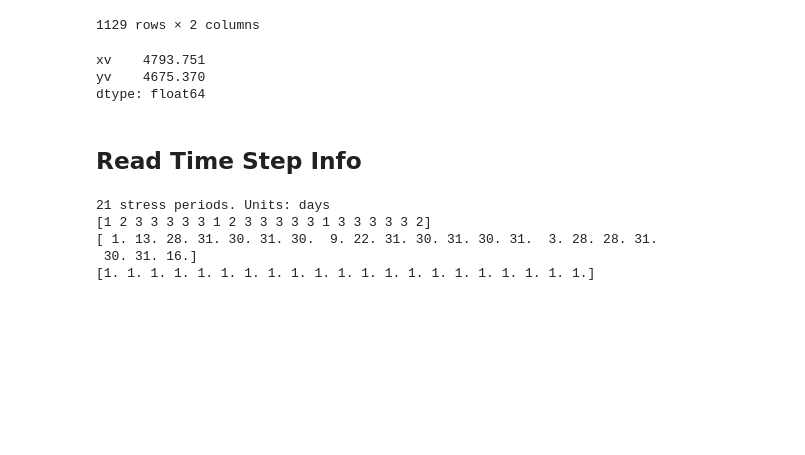
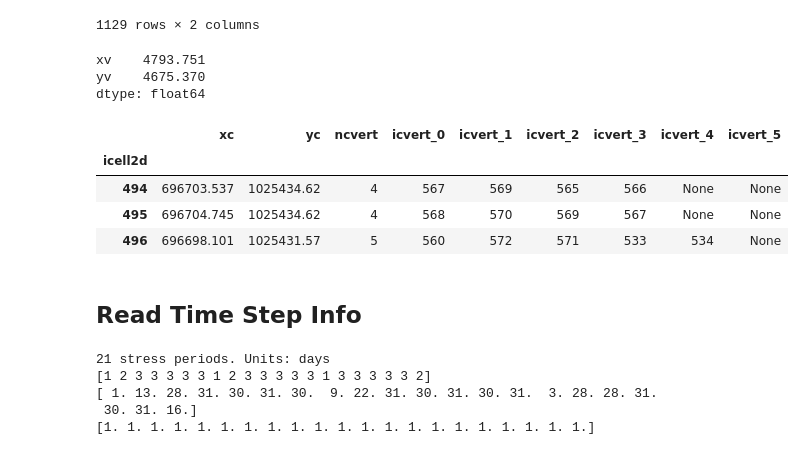
Before and after one commit to LimnoTech/mf6rtm-asr-example, a Jupyter notebook: sims/sim01-ex11/ex11_setup.ipynb, the cells around one changed output. Cells and saved outputs as stored; diff of their text form; code cells hidden in the pictures; blank space fills up the shorter version.

```diff
--- a/sims/sim01-ex11/ex11_setup.ipynb
+++ b/sims/sim01-ex11/ex11_setup.ipynb
@@ -404,6 +404,15 @@ domain_size
 xv    4793.751
 yv    4675.370
 dtype: float64
+# %%
+# TODO: Calculate volume of cells near well screen
+cells_df.loc[494:496]
+# %% [output]
+|  | xc | yc | ncvert | icvert_0 | icvert_1 | icvert_2 | icvert_3 | icvert_4 | icvert_5 |
+| icell2d |  |  |  |  |  |  |  |  |  |
+| 494 | 696703.537 | 1025434.62 | 4 | 567 | 569 | 565 | 566 | None | None |
+| 495 | 696704.745 | 1025434.62 | 4 | 568 | 570 | 569 | 567 | None | None |
+| 496 | 696698.101 | 1025431.57 | 5 | 560 | 572 | 571 | 533 | 534 | None |
 # %% [markdown]
 ## Read Time Step Info
 # %%
```
Also changed, not shown: parts of 29 cells of this notebook, 2 other files.
